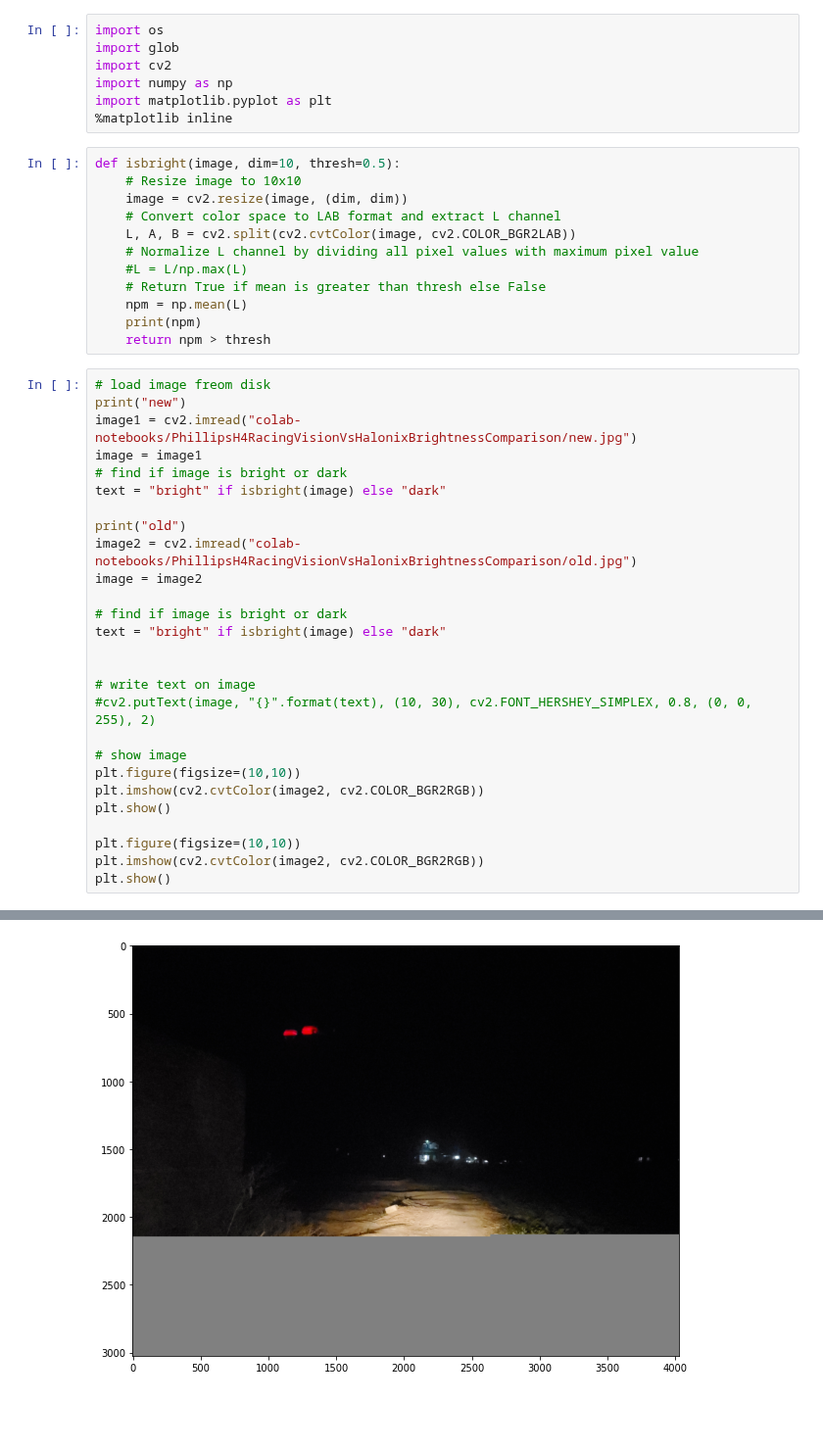
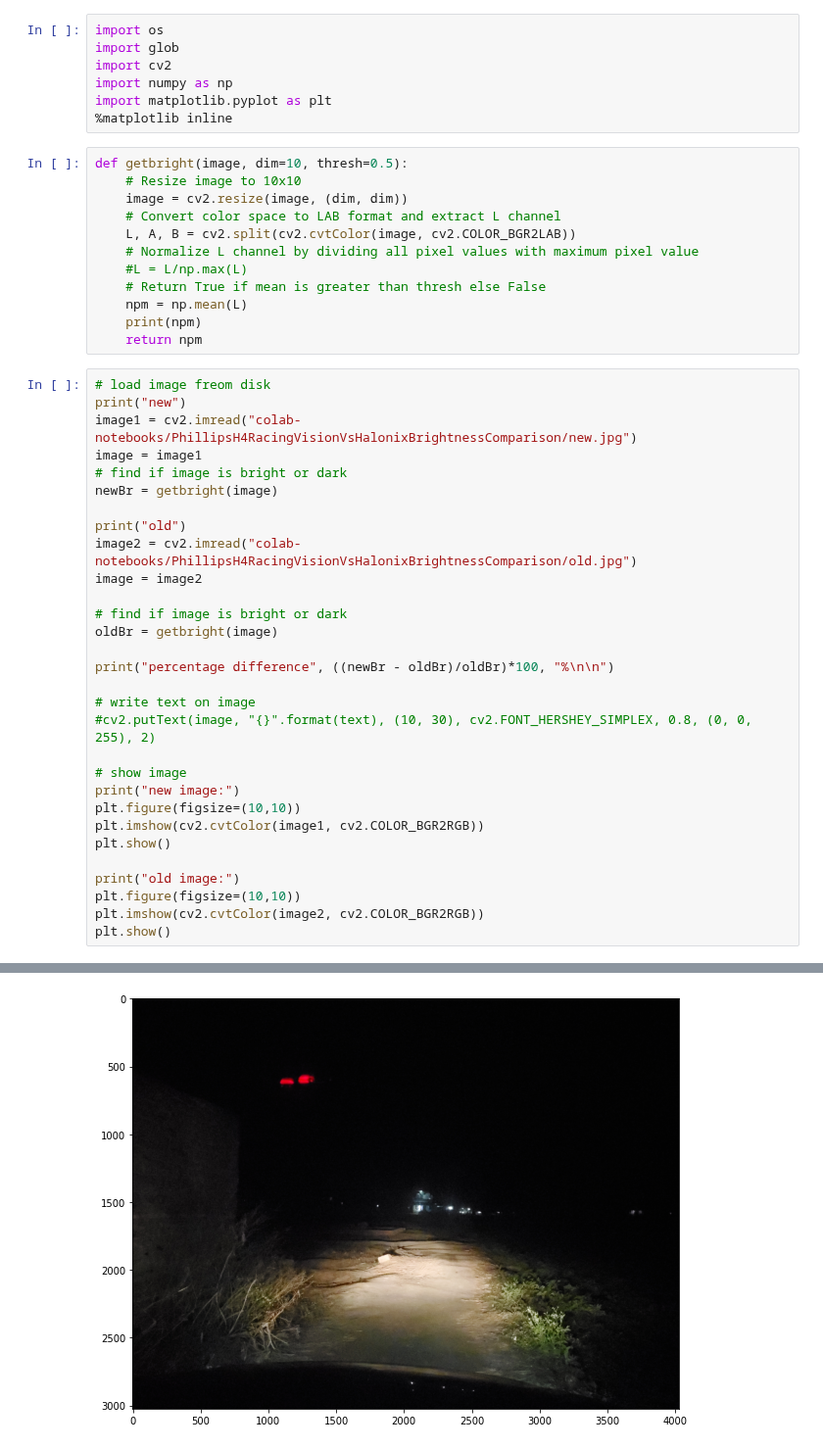
Before and after one commit to lihas/colab-notebooks, a Jupyter notebook: PhillipsH4RacingVisionVsHalonixBrightnessComparison/PhillipsH4RacingVisionVsHalonixBrightnessComparison.ipynb, the cells around one changed output, grey strips where cells are left out. Shown at 98% size. Cells and saved outputs as stored; diff of their text form; blank space fills up the shorter version.

```diff
--- a/PhillipsH4RacingVisionVsHalonixBrightnessComparison/PhillipsH4RacingVisionVsHalonixBrightnessComparison.ipynb
+++ b/PhillipsH4RacingVisionVsHalonixBrightnessComparison/PhillipsH4RacingVisionVsHalonixBrightnessComparison.ipynb
@@ -8,7 +12,7 @@ import numpy as np
 import matplotlib.pyplot as plt
 %matplotlib inline
 # %%
-def isbright(image, dim=10, thresh=0.5):
+def getbright(image, dim=10, thresh=0.5):
     # Resize image to 10x10
     image = cv2.resize(image, (dim, dim))
     # Convert color space to LAB format and extract L channel
@@ -18,34 +22,37 @@ def isbright(image, dim=10, thresh=0.5):
     # Return True if mean is greater than thresh else False
     npm = np.mean(L)
     print(npm)
-    return npm > thresh
+    return npm
 # %%
 # load image freom disk
 print("new")
 image1 = cv2.imread("colab-notebooks/PhillipsH4RacingVisionVsHalonixBrightnessComparison/new.jpg")
 image = image1
 # find if image is bright or dark
-text = "bright" if isbright(image) else "dark"
+newBr = getbright(image)
 
 print("old")
 image2 = cv2.imread("colab-notebooks/PhillipsH4RacingVisionVsHalonixBrightnessComparison/old.jpg")
 image = image2
 
 # find if image is bright or dark
-text = "bright" if isbright(image) else "dark"
+oldBr = getbright(image)
 
+print("percentage difference", ((newBr - oldBr)/oldBr)*100, "%\n\n")
 
 # write text on image
 #cv2.putText(image, "{}".format(text), (10, 30), cv2.FONT_HERSHEY_SIMPLEX, 0.8, (0, 0, 255), 2)
 
 # show image
+print("new image:")
+plt.figure(figsize=(10,10))
+plt.imshow(cv2.cvtColor(image1, cv2.COLOR_BGR2RGB))
+plt.show()
+
+print("old image:")
 plt.figure(figsize=(10,10))
 plt.imshow(cv2.cvtColor(image2, cv2.COLOR_BGR2RGB))
 plt.show()
-
-plt.figure(figsize=(10,10))
-plt.imshow(cv2.cvtColor(image2, cv2.COLOR_BGR2RGB))
-plt.show()
 # %% [output]
 new
 22.29
@@ -54 +65 @@ old
-[figure, old version]
+[figure, new version]
```
Also changed, not shown: parts of 3 cells of this notebook.
